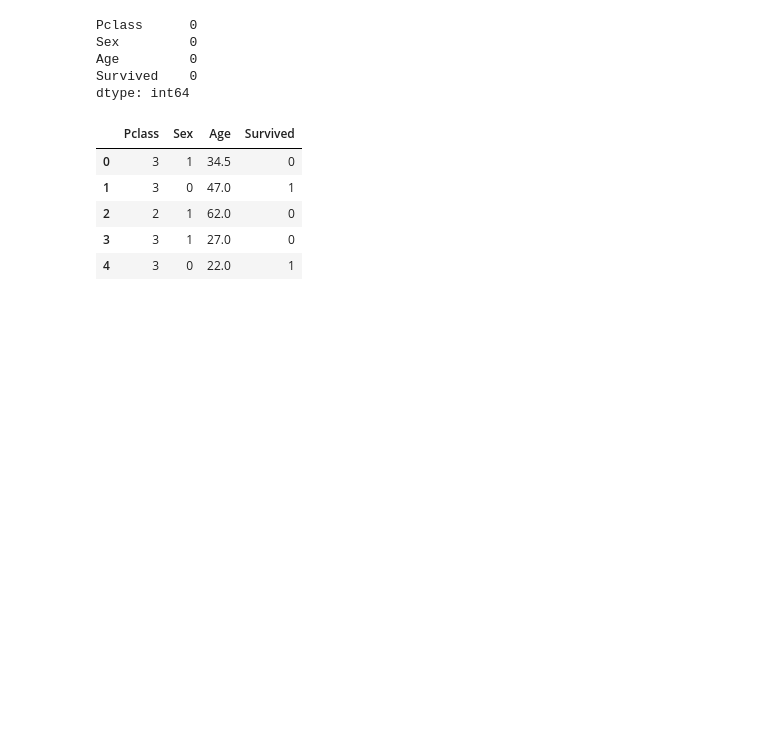
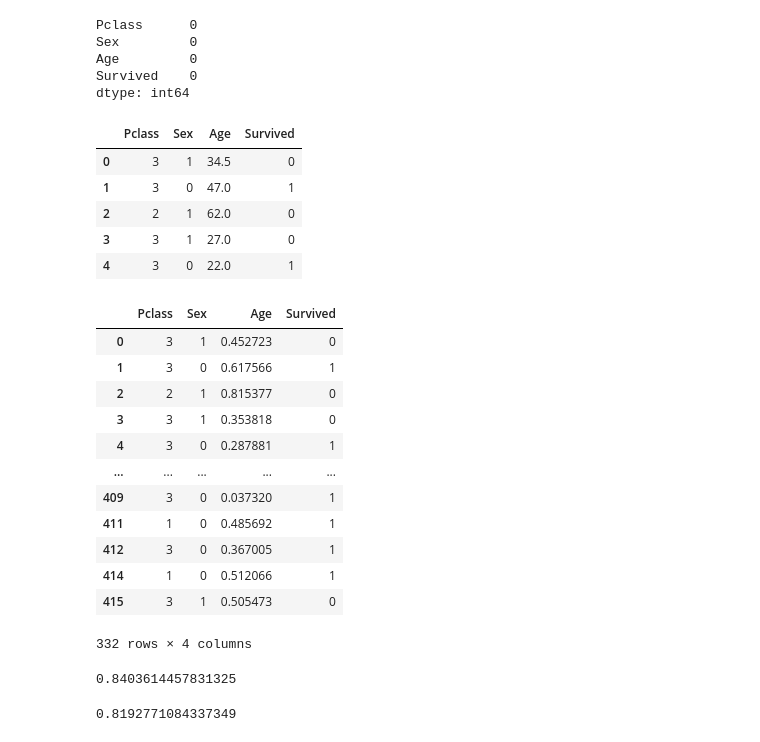
Before and after one commit to kbigdata005/ml, a Jupyter notebook: Titanic.ipynb, the cells around one changed output. Drawn from its saved outputs; the diff is of its cells as text; code cells hidden in the pictures; blank space fills up the shorter version.

```diff
--- a/Titanic.ipynb
+++ b/Titanic.ipynb
@@ -250,3 +250,19 @@ scaler.fit(test[['Age']])
 data = scaler.transform(test[['Age']])
 
 test['Age'] = data
+# %%
+test
+# %% [output]
+|  | Pclass | Sex | Age | Survived |
+| 0 | 3 | 1 | 0.452723 | 0 |
+| 1 | 3 | 0 | 0.617566 | 1 |
+| 2 | 2 | 1 | 0.815377 | 0 |
+| 3 | 3 | 1 | 0.353818 | 0 |
+| 4 | 3 | 0 | 0.287881 | 1 |
+| ... | ... | ... | ... | ... |
+| 409 | 3 | 0 | 0.037320 | 1 |
+| 411 | 1 | 0 | 0.485692 | 1 |
+| 412 | 3 | 0 | 0.367005 | 1 |
+| 414 | 1 | 0 | 0.512066 | 1 |
+| 415 | 3 | 1 | 0.505473 | 0 |
+332 rows × 4 columns
@@ -252,0 +273,6 @@ test['Age'] = data
+# %%
+from sklearn.metrics import accuracy_score
+
+accuracy_score(test['Survived'] , pred_rf)
+# %% [output]
+0.8403614457831325
@@ -252,0 +282,4 @@ test['Age'] = data
+# %%
+accuracy_score(test['Survived'] , pred_dt)
+# %% [output]
+0.8192771084337349
```
Also changed, not shown: parts of 4 cells of this notebook.
